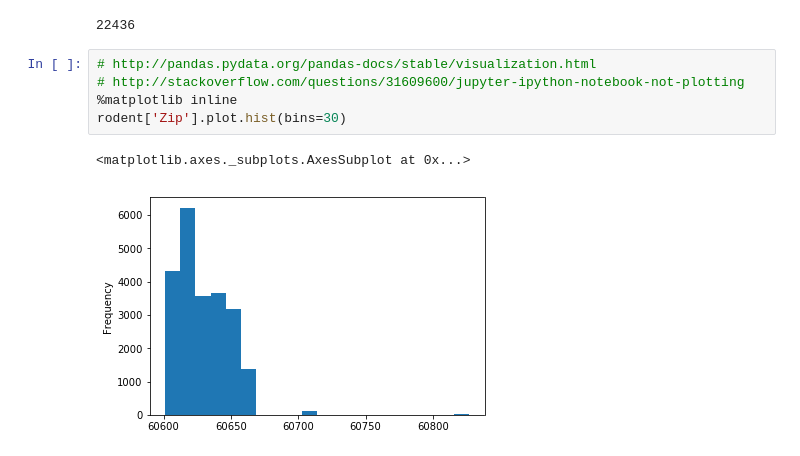
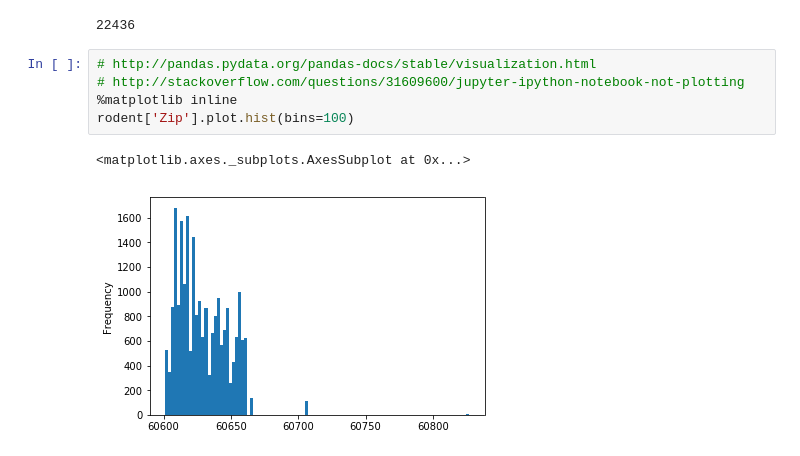
Before and after one commit to beepscore/Learn-Python-Through-Public-Data-Hacking, a Jupyter notebook: inspections.ipynb, the cells around one changed output. Drawn from its saved outputs; the diff is of its cells as text.

```diff
--- a/inspections.ipynb
+++ b/inspections.ipynb
@@ -76,8 +76,8 @@ len(rodent)
 # %%
 # http://pandas.pydata.org/pandas-docs/stable/visualization.html
 # http://stackoverflow.com/questions/31609600/jupyter-ipython-notebook-not-plotting
 %matplotlib inline
-rodent['Zip'].plot.hist(bins=30)
+rodent['Zip'].plot.hist(bins=100)
 # %% [output]
 <matplotlib.axes._subplots.AxesSubplot at 0x...>
-[figure, old version]
+[figure, new version]
```
